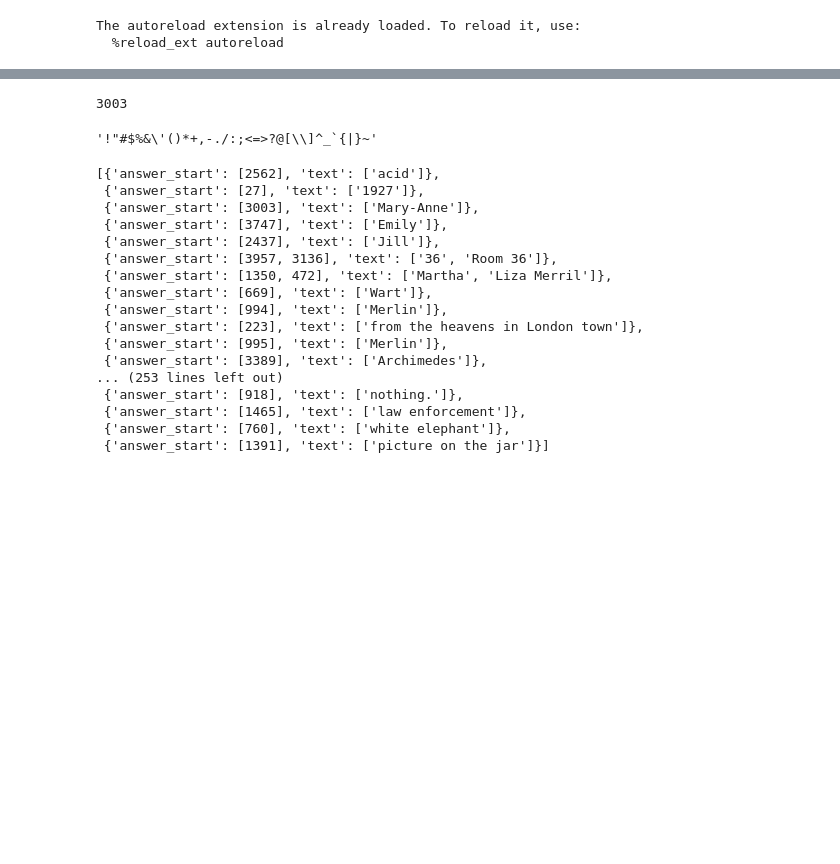
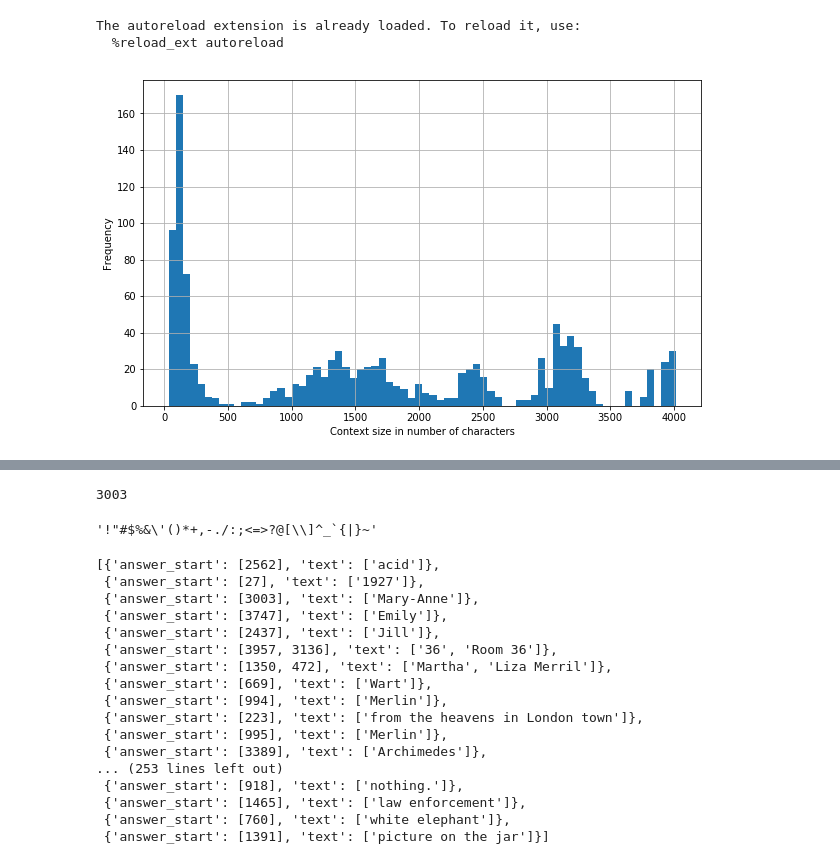
Before and after one commit to gkolosov/RobustQA, a Jupyter notebook: notebooks/data_augment_german.ipynb, the cells around one changed output, grey strips where cells are left out. Saved outputs shown, nothing was run; the diff lists cells and outputs as text; code cells hidden in the pictures; blank space fills up the shorter version.

```diff
--- a/notebooks/data_augment_german.ipynb
+++ b/notebooks/data_augment_german.ipynb
@@ -19 +20,12 @@ from data_augmentation import transform_context
 from debug_german import get_dataset2
+# %%
+dataset_dict = get_dataset2(datasets='race,relation_extraction,duorc', data_dir='datasets/oodomain_train', split_name="train", debug=-1)
+dataset_dict_augm = augment_dataset_dict(dataset_dict, p_sr=0.5, p_rd=0.2, N=2)
+# %%
+pd.DataFrame(dataset_dict_augm)['context'].str.len().plot.hist(figsize=(10,6), bins=70)
+plt.grid()
+plt.xlabel("Context size in number of characters")
+plt.savefig("plots/context_size.png")
+plt.show()
+# %% [output]
+[figure, added]
```
Also changed, not shown: parts of 5 cells of this notebook, 3 other files.
